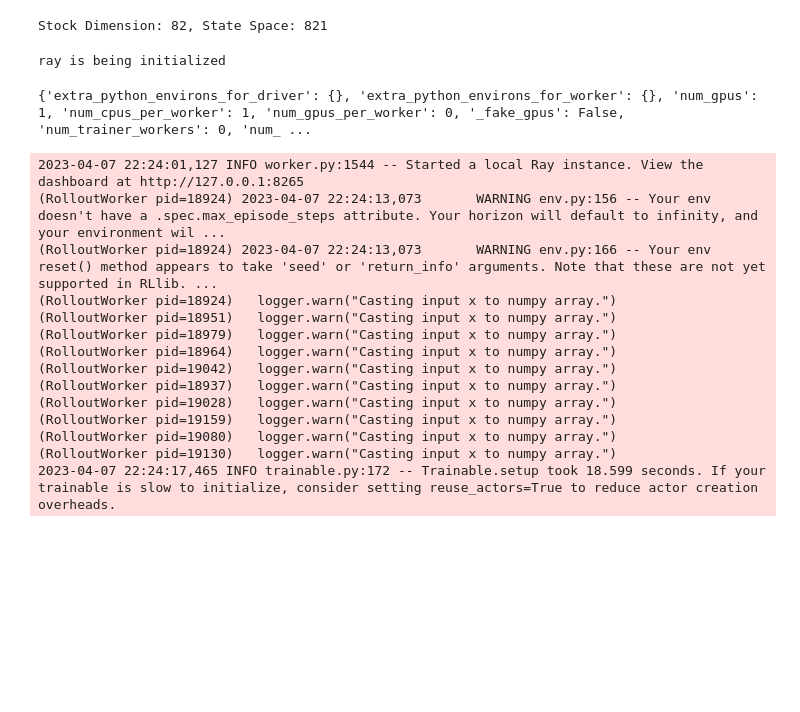
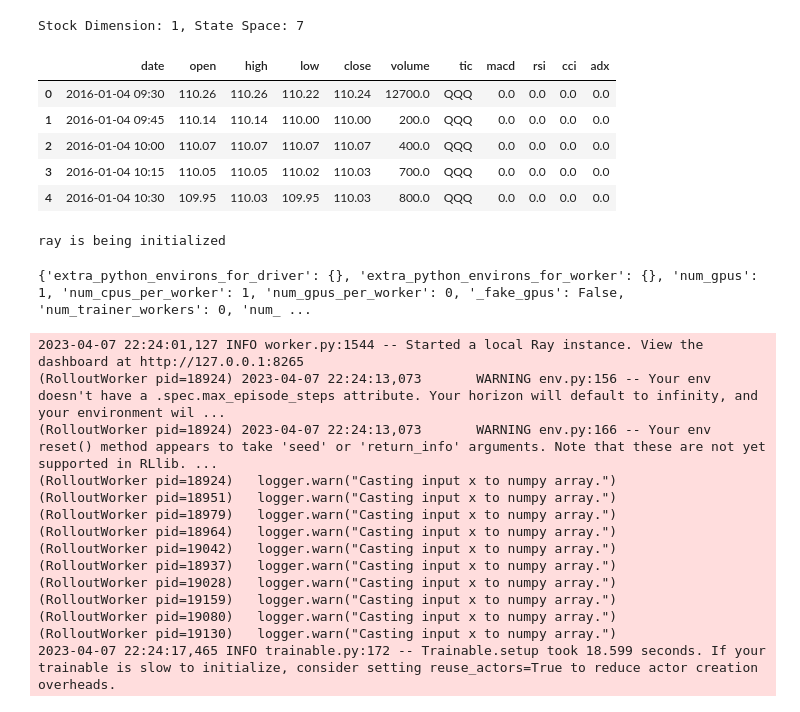
Before and after one commit to Hakiiiim/findrl_ray, a Jupyter notebook: TrainDDPG_tune.ipynb, the cells around one changed output. Cells and saved outputs as stored; diff of their text form; code cells hidden in the pictures; blank space fills up the shorter version.

```diff
--- a/TrainDDPG_tune.ipynb
+++ b/TrainDDPG_tune.ipynb
@@ -14,19 +14,36 @@ from ray.tune.registry import register_env
 from gymnasium.wrappers import EnvCompatibility
 from ray.rllib.agents import ppo
 from ray.rllib.algorithms.td3 import TD3Config
-train = pd.read_csv('dataset/train_data.csv')
-train = train.set_index(train.columns[0])
-train.index.names = ['']
+
 #os.environ["OMP_NUM_THREADS"] = "1"
 #os.environ["CUBLAS_WORKSPACE_CONFIG"]=":4096:8"
-INDICATORS = ['macd','boll_ub','boll_lb','rsi_30','cci_30','dx_30','close_30_sma','close_60_sma']
-stock_dimension = len(train.tic.unique())
-state_space = 1 + 2*stock_dimension + len(INDICATORS)*stock_dimension
-print(f"Stock Dimension: {stock_dimension}, State Space: {state_space}")
-buy_cost_list = sell_cost_list = [0.001] * stock_dimension
-num_stock_shares = [0] * stock_dimension
-# %% [output]
-Stock Dimension: 82, State Space: 821
+# %%
+csv = False
+if csv:
+    train = pd.read_csv('dataset/train_data.csv')
+    train = train.set_index(train.columns[0])
+    train.index.names = ['']
+    INDICATORS = ['macd','boll_ub','boll_lb','rsi_30','cci_30','dx_30','close_30_sma','close_60_sma']
+
+else:
+    train = pd.read_pickle('dataset/qqq_train.pkl')
+    train['date'] = pd.to_datetime(train['date'])
+    train['date'] = train['date'].dt.strftime('%Y-%m-%d %H:%M')
+    INDICATORS = ['macd','rsi','cci','adx']
+
+
+stock_dimension = len(train.tic.unique())
+state_space = 1 + 2*stock_dimension + len(INDICATORS)*stock_dimension
+print(f"Stock Dimension: {stock_dimension}, State Space: {state_space}")
+train.head(5)
+# %% [output]
+Stock Dimension: 1, State Space: 7
+|  | date | open | high | low | close | volume | tic | macd | rsi | cci | adx |
+| 0 | 2016-01-04 09:30 | 110.26 | 110.26 | 110.22 | 110.24 | 12700.0 | QQQ | 0.0 | 0.0 | 0.0 | 0.0 |
+| 1 | 2016-01-04 09:45 | 110.14 | 110.14 | 110.00 | 110.00 | 200.0 | QQQ | 0.0 | 0.0 | 0.0 | 0.0 |
+| 2 | 2016-01-04 10:00 | 110.07 | 110.07 | 110.07 | 110.07 | 400.0 | QQQ | 0.0 | 0.0 | 0.0 | 0.0 |
+| 3 | 2016-01-04 10:15 | 110.05 | 110.05 | 110.02 | 110.03 | 700.0 | QQQ | 0.0 | 0.0 | 0.0 | 0.0 |
+| 4 | 2016-01-04 10:30 | 109.95 | 110.03 | 109.95 | 110.03 | 800.0 | QQQ | 0.0 | 0.0 | 0.0 | 0.0 |
 # %%
 def env_creator(env_config):
     # env_config is passed as {} and defaults are set here
```
Also changed, not shown: 4 other files.
